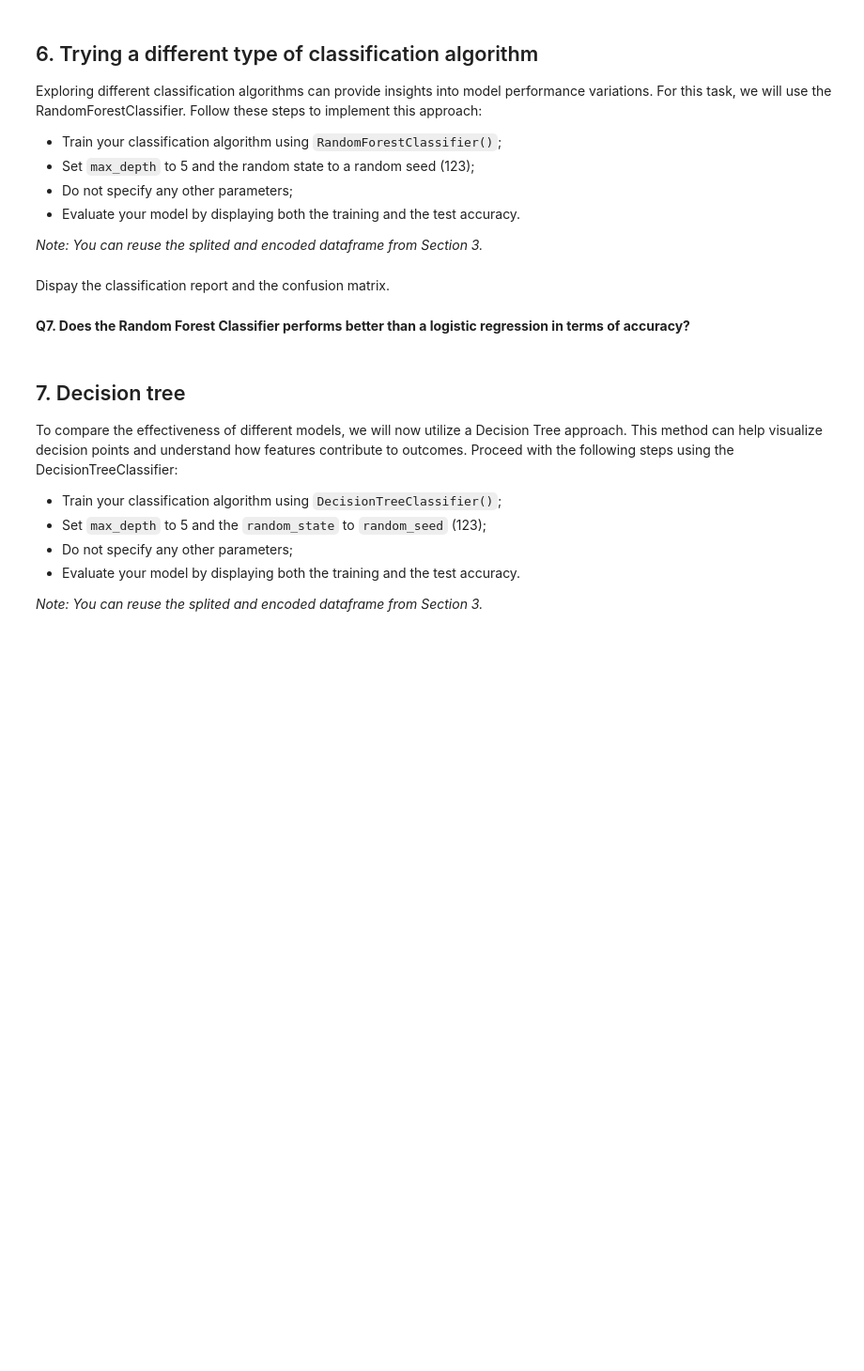
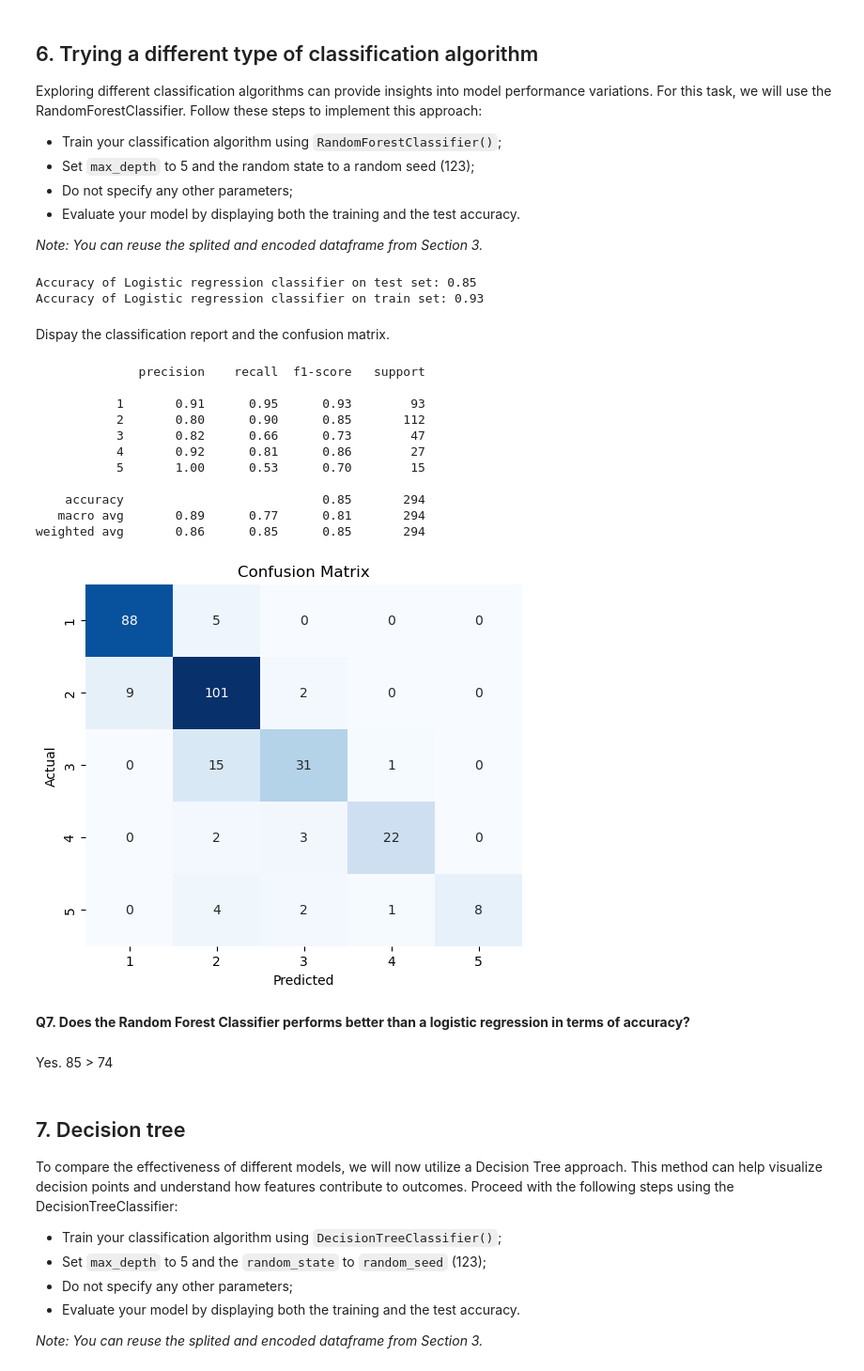
Before and after one commit to gr-oll/MGT-502-Data-Science-and-Machine-Learning, a Jupyter notebook: assignments/Part 3/Assignment_3_2024.ipynb, the cells around one changed output. Shown at 94% size. Drawn from its saved outputs; the diff is of its cells as text; code cells hidden in the pictures; blank space fills up the shorter version.

```diff
--- a/assignments/Part 3/Assignment_3_2024.ipynb
+++ b/assignments/Part 3/Assignment_3_2024.ipynb
@@ -444,2 +429,19 @@ Exploring different classification algorithms can provide insights into model pe
+# %%
+# Train your classification algorithm using random forest
+# Define the model
+rfc = RandomForestClassifier(max_depth= 5, random_state=123)
+
+# Fit the model
+rfc.fit(X_train, y_train)
+
+# training and test accuracy
+print('Accuracy of Logistic regression classifier on test set: {:.2f}'
+     .format(rfc.score(X_test, y_test)))
+
+print('Accuracy of Logistic regression classifier on train set: {:.2f}'
+     .format(rfc.score(X_train, y_train)))
+# %% [output]
+Accuracy of Logistic regression classifier on test set: 0.85
+Accuracy of Logistic regression classifier on train set: 0.93
 # %% [markdown]
 Dispay the classification report and the confusion matrix.
@@ -448,5 +448,33 @@ Dispay the classification report and the confusion matrix.
+# %%
+#classification report
+y_pred = rfc.predict(X_test)
+print(classification_report(y_test, y_pred))
+
+#confusion matrix with sns
+cm = confusion_matrix(y_test, y_pred)
+plt.figure(figsize=(6, 5))
+sns.heatmap(cm, annot=True, fmt='d', cmap='Blues', cbar=False, xticklabels=np.arange(1, len(np.unique(y_test))+1), yticklabels=np.arange(1, len(np.unique(y_test))+1))
+plt.xlabel('Predicted')
+plt.ylabel('Actual')
+plt.title('Confusion Matrix')
+plt.show()
+# %% [output]
+              precision    recall  f1-score   support
+
+           1       0.91      0.95      0.93        93
+           2       0.80      0.90      0.85       112
+           3       0.82      0.66      0.73        47
+           4       0.92      0.81      0.86        27
+           5       1.00      0.53      0.70        15
+
+    accuracy                           0.85       294
+   macro avg       0.89      0.77      0.81       294
+weighted avg       0.86      0.85      0.85       294
+[figure, added]
 # %% [markdown]
 **Q7. Does the Random Forest Classifier performs better than a logistic regression in terms of accuracy?**
+# %% [markdown]
+Yes. 85 > 74
 # %% [markdown]
 ## 7. Decision tree
 To compare the effectiveness of different models, we will now utilize a Decision Tree approach. This method can help visualize decision points and understand how features contribute to outcomes. Proceed with the following steps using the DecisionTreeClassifier:
```
Also changed, not shown: parts of 23 cells of this notebook.
